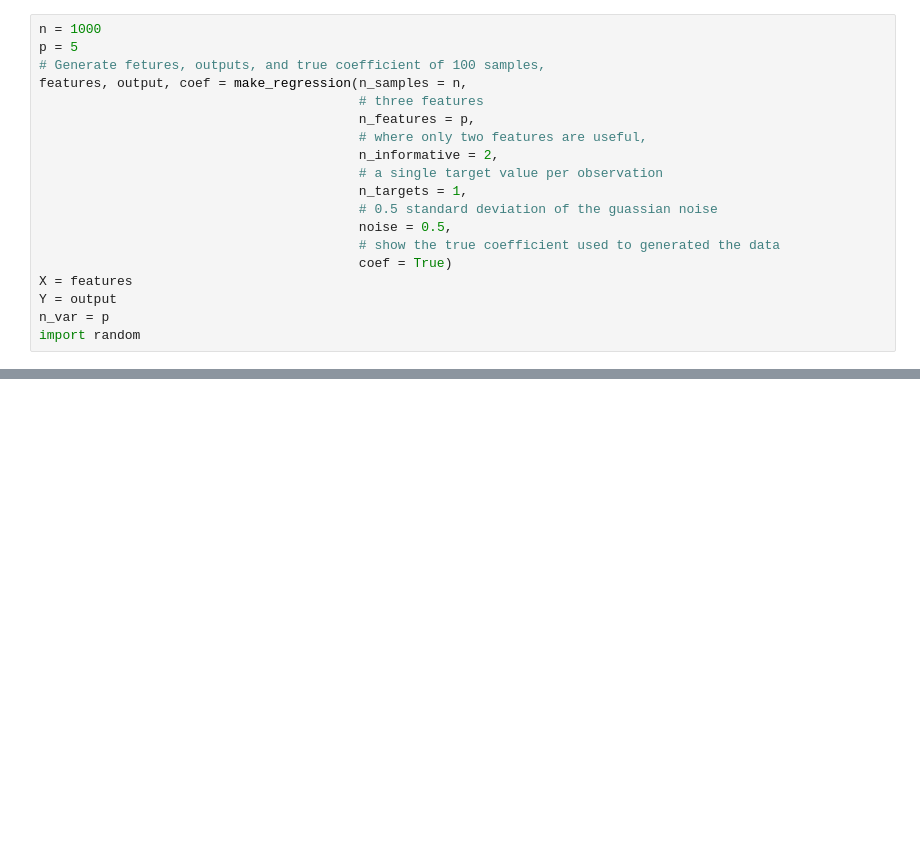
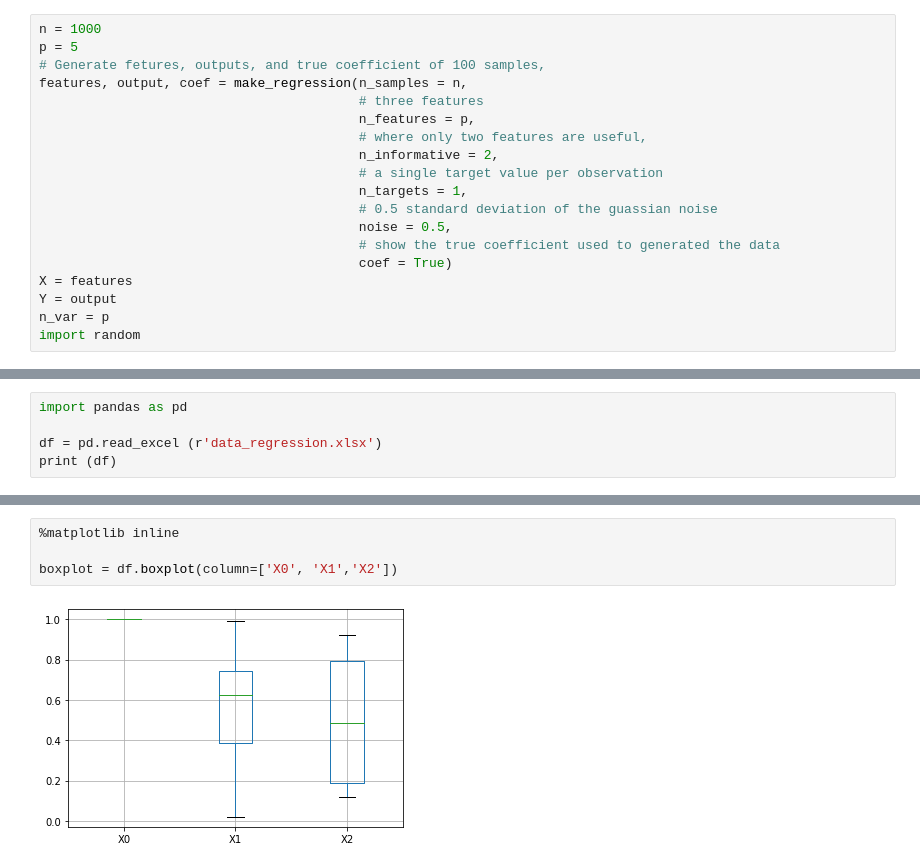
Before and after one commit to glaiveVII/bigdata, a Jupyter notebook: maths/TP1 - PELEGRI RAYMOND.ipynb, the cells around one changed output, grey strips where cells are left out. Saved outputs shown, nothing was run; the diff lists cells and outputs as text; blank space fills up the shorter version.

```diff
--- a/maths/TP1 - PELEGRI RAYMOND.ipynb
+++ b/maths/TP1 - PELEGRI RAYMOND.ipynb
@@ -643,0 +670,5 @@ MSE par descente du gradient numérique: 0.4999450101769308
+# %%
+import pandas as pd
+
+df = pd.read_excel (r'data_regression.xlsx')
+print (df)
@@ -643,0 +687,6 @@ MSE par descente du gradient numérique: 0.4999450101769308
+# %%
+%matplotlib inline
+
+boxplot = df.boxplot(column=['X0', 'X1','X2'])
+# %% [output]
+[figure, added]
```
Also changed, not shown: parts of 68 cells of this notebook, 5 other files.
